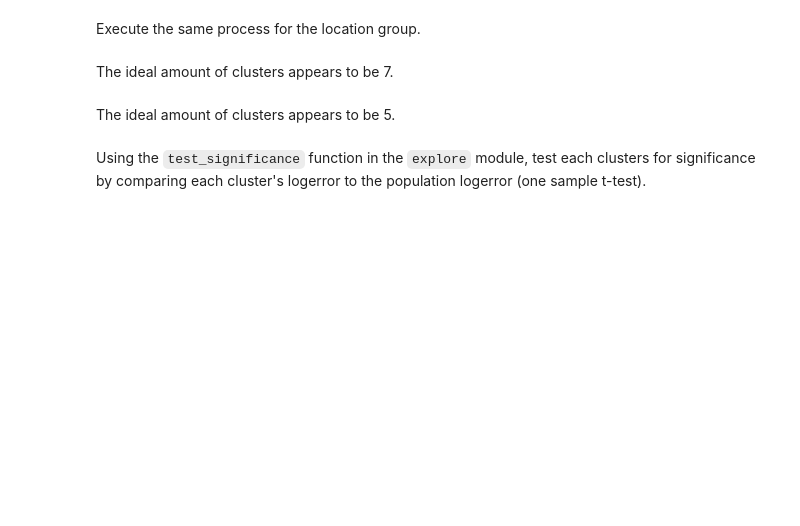
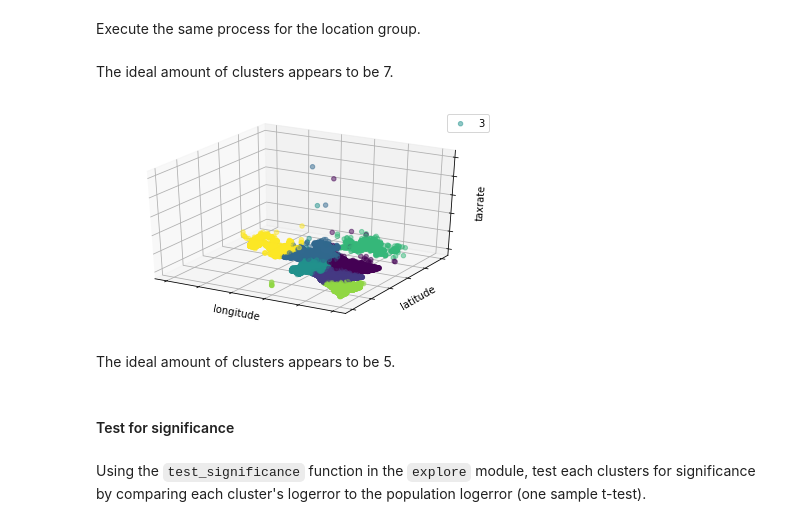
Before and after one commit to RainierCluster/zillow-cluster, a Jupyter notebook: reduce_zillow_logerror.ipynb, the cells around one changed output. Saved outputs shown, nothing was run; the diff lists cells and outputs as text; code cells hidden in the pictures; blank space fills up the shorter version.

```diff
--- a/reduce_zillow_logerror.ipynb
+++ b/reduce_zillow_logerror.ipynb
@@ -568,7 +496,9 @@ Execute the same process for the location group.
 # %% [markdown]
 The ideal amount of clusters appears to be 7.
 # %%
-# explore.k_cluster_3d(train_loc,"longitude","latitude","taxrate",7)
+explore.k_cluster_3d(train_loc,"longitude","latitude","taxrate",7)
+# %% [output]
+[figure, added]
 # %%
 # explore.elbow(train_val)
 # %% [markdown]
@@ -582,6 +512,8 @@ train_val_clusters = model.kmeans_model(train_loc,5)
 # %%
 clusters = pd.DataFrame({"cluster_home":train_home_clusters,"cluster_loc":train_loc_clusters,"cluster_val":train_val_clusters},index=train.index)
 train[["cluster_home","cluster_loc","cluster_val"]] = clusters
+# %% [markdown]
+#### Test for significance
 # %% [markdown]
 Using the `test_significance` function in the `explore` module, test each clusters for significance by comparing each cluster's logerror to the population logerror (one sample t-test).
 # %%
```
Also changed, not shown: parts of 18 cells of this notebook, 1 other file.
